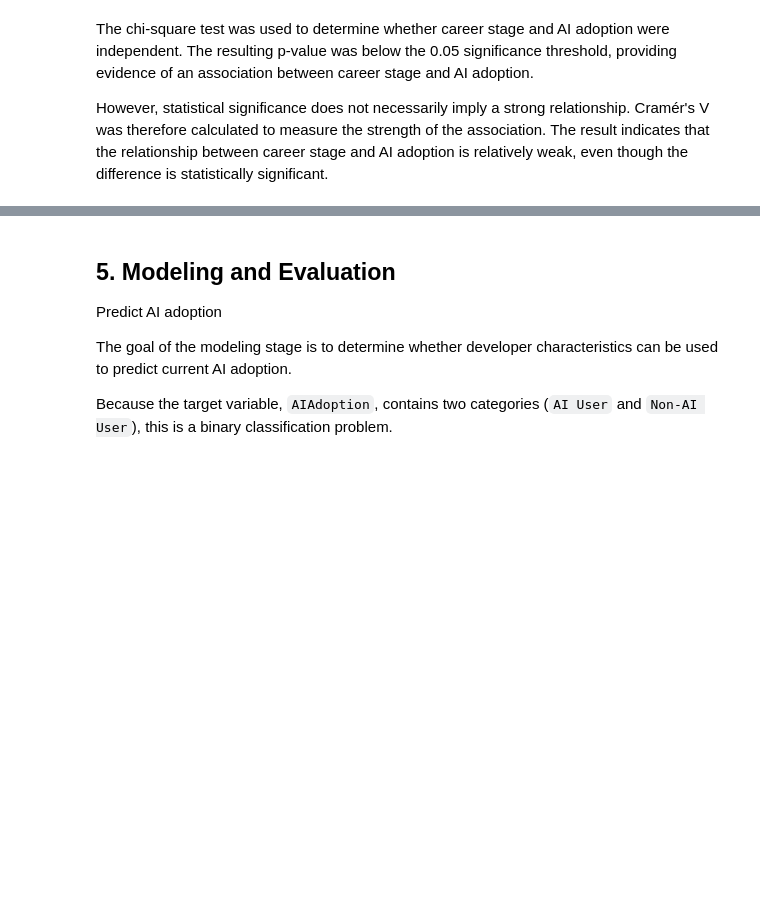
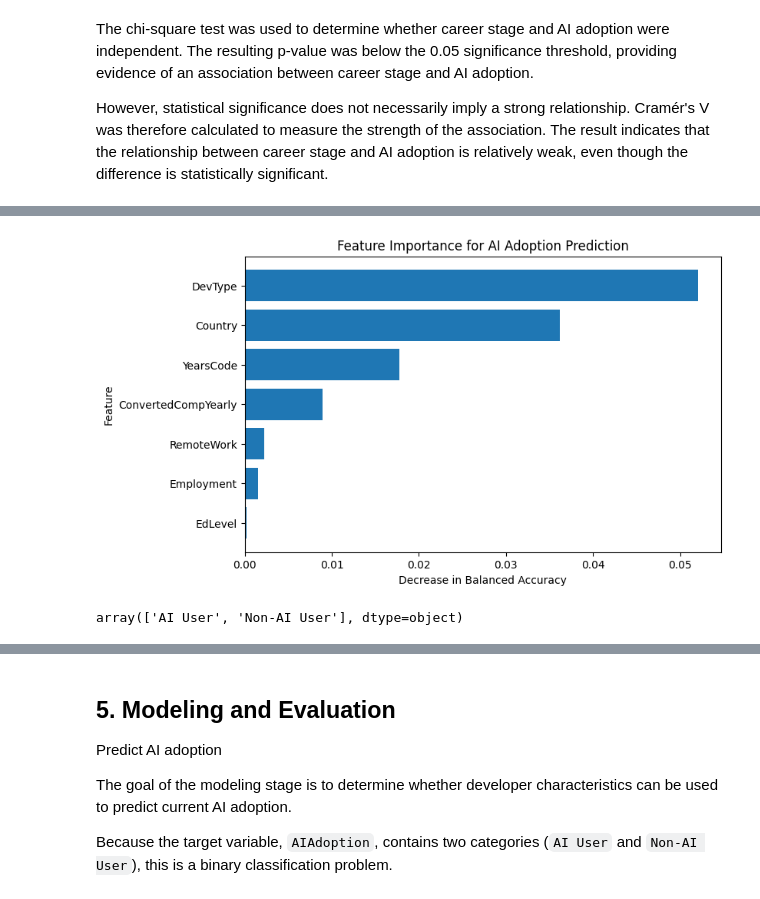
Before and after one commit to RaveTheBrave/Udacity-Data-Science-Stack-Overflow-Blog-Post, a Jupyter notebook: Stack Overflow Blog Post.ipynb, the cells around one changed output, grey strips where cells are left out. Drawn from its saved outputs; the diff is of its cells as text; code cells hidden in the pictures; blank space fills up the shorter version.

```diff
--- a/Stack Overflow Blog Post.ipynb
+++ b/Stack Overflow Blog Post.ipynb
@@ -653,0 +1044,23 @@ weak, even though the difference is statistically significant.
+# %%
+from sklearn.inspection import permutation_importance
+
+perm_importance = permutation_importance(
+    logistic_model,
+    X_test,
+    y_test,
+    scoring='balanced_accuracy',
+    n_repeats=10,
+    random_state=42
+)
+# %%
+feature_importance = pd.DataFrame({
+    'Feature': X_test.columns,
+    'Importance': perm_importance.importances_mean
+})
+
+feature_importance = feature_importance.sort_values(
+    'Importance',
+    ascending=False
+)
+
+feature_importance
@@ -653,0 +1076,21 @@ weak, even though the difference is statistically significant.
+# %%
+plt.figure(figsize=(8, 5))
+
+plt.barh(
+    feature_importance['Feature'],
+    feature_importance['Importance']
+)
+
+plt.xlabel('Decrease in Balanced Accuracy')
+plt.ylabel('Feature')
+plt.title('Feature Importance for AI Adoption Prediction')
+
+plt.gca().invert_yaxis()
+
+plt.show()
+# %% [output]
+[figure, added]
+# %%
+logistic_model.named_steps['classifier'].classes_
+# %% [output]
+array(['AI User', 'Non-AI User'], dtype=object)
```
Also changed, not shown: parts of 65 cells of this notebook.
